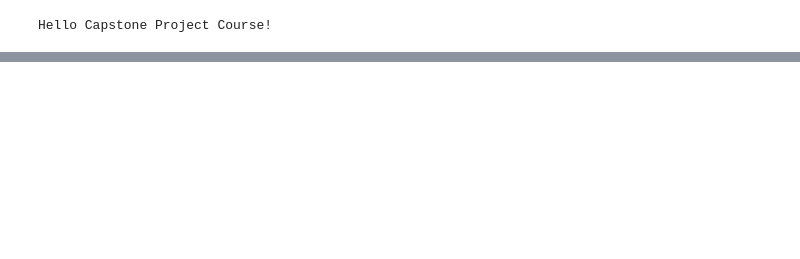
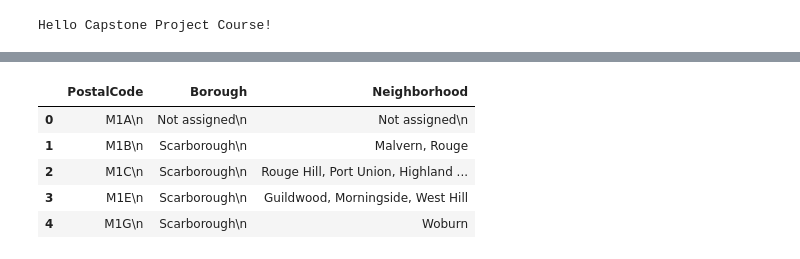
Before and after one commit to AbhishekRReddy/Coursera_Capstone, a Jupyter notebook: Applied Data Science Capstone Project.ipynb, the cells around one changed output, grey strips where cells are left out. Cells and saved outputs as stored; diff of their text form; code cells hidden in the pictures; blank space fills up the shorter version.

```diff
--- a/Applied Data Science Capstone Project.ipynb
+++ b/Applied Data Science Capstone Project.ipynb
@@ -13,0 +104,18 @@ Hello Capstone Project Course!
+# %%
+# group neighborhoods in the same borough
+toronto_df_grouped = toronto_df_dropna.groupby(["PostalCode", "Borough"], as_index=False).agg(lambda x: ", ".join(x))
+toronto_df_grouped.head()
+# %%
+# for Neighborhood="Not assigned", make the value the same as Borough
+for index, row in toronto_df_grouped.iterrows():
+    if row["Neighborhood"] == "Not assigned":
+        row["Neighborhood"] = row["Borough"]
+
+toronto_df_grouped.head()
+# %% [output]
+|  | PostalCode | Borough | Neighborhood |
+| 0 | M1A\n | Not assigned\n | Not assigned\n |
+| 1 | M1B\n | Scarborough\n | Malvern, Rouge |
+| 2 | M1C\n | Scarborough\n | Rouge Hill, Port Union, Highland ... |
+| 3 | M1E\n | Scarborough\n | Guildwood, Morningside, West Hill |
+| 4 | M1G\n | Scarborough\n | Woburn |
```
Also changed, not shown: parts of 16 cells of this notebook.
